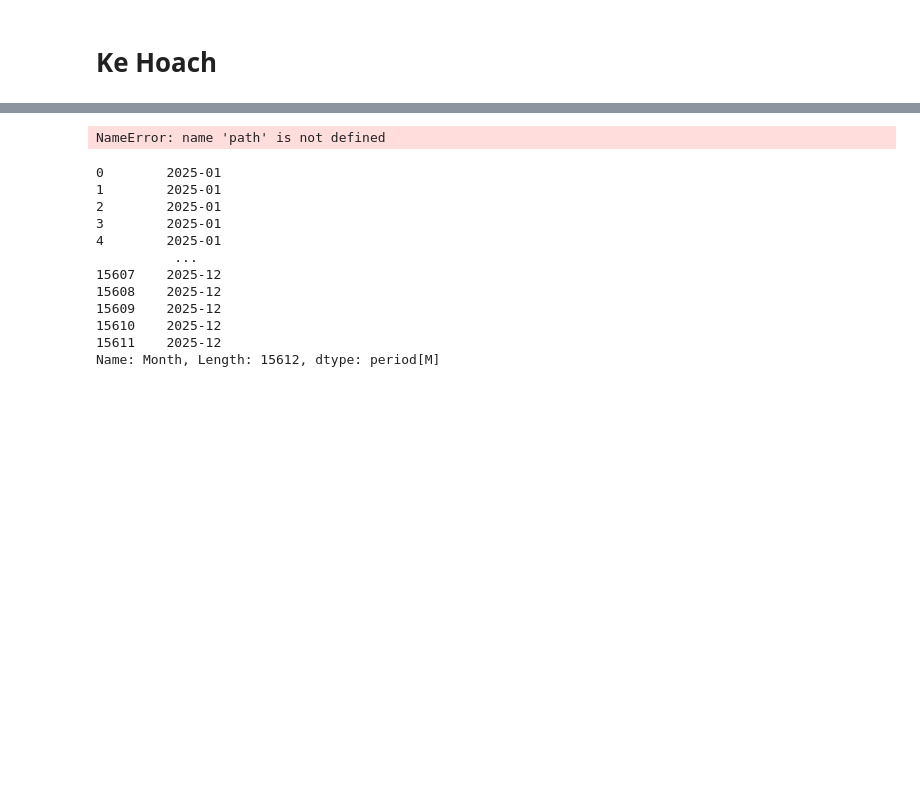
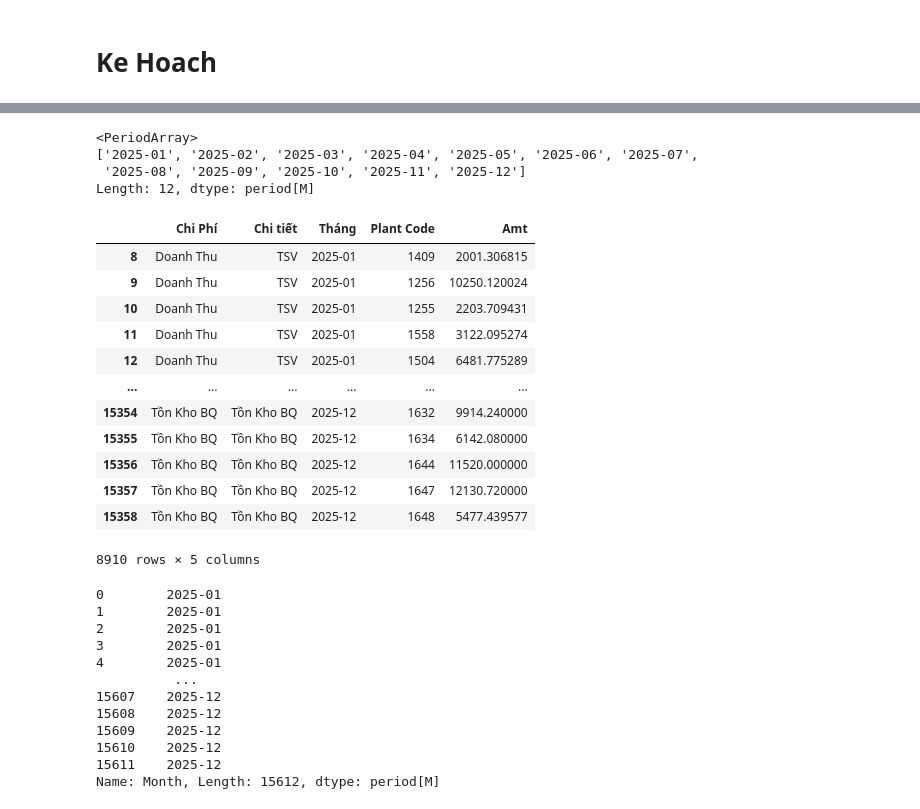
Before and after one commit to Huynh-Tr/report, a Jupyter notebook: dthu.ipynb, the cells around one changed output, grey strips where cells are left out. Cells and saved outputs as stored; diff of their text form; code cells hidden in the pictures; blank space fills up the shorter version.

```diff
--- a/dthu.ipynb
+++ b/dthu.ipynb
@@ -23,6 +92,18 @@ dthu = r'D:\pnj.com.vn\HuynhTN - Documents\Project\streamlit\dthu.parquet'
+# %%
+pd.kh = pd.read_parquet(parquet_file_kh)
+pd.kh["Tháng"].unique()
+# %% [output]
+<PeriodArray>
+['2025-01', '2025-02', '2025-03', '2025-04', '2025-05', '2025-06', '2025-07',
+ '2025-08', '2025-09', '2025-10', '2025-11', '2025-12']
+Length: 12, dtype: period[M]
 # %%
+import pandas as pd
+
 path2025 = r'https://raw.githubusercontent.com/Huynh-Tr/report/main/Planning2025.xlsx'
 path2024 = r'https://raw.githubusercontent.com/Huynh-Tr/report/main/Planning2024.xlsx'
+
+paths = {2024: path2024, 2025: path2025}
 
 def kehoach(path):
     kehoach = pd.read_excel(path, sheet_name="Budget_Total", header=1)
@@ -33,15 +114,31 @@ def kehoach(path):
     kehoach = kehoach.set_index(['Chi Phí', 'Chi tiết', 'Tháng']).stack().reset_index(name='Amt')
     kehoach = kehoach.rename(columns={"level_3": "Plant Code"})
     kehoach.groupby(["Chi Phí", "Chi tiết"])["Amt"].sum().reset_index()
-    kehoach["Tháng"] = pd.to_datetime(kehoach["Tháng"].astype('str') + "-2025").dt.to_period('M')
+    kehoach["Tháng"] = pd.to_datetime(kehoach["Tháng"].astype('str') + '-' + path[-9:-5]).dt.to_period('M')
+    kehoach = kehoach[kehoach['Amt'] != 0]
+
     return kehoach
 
-kehoach2024 = kehoach(path2024)
-kehoach2025 = kehoach(path2025)
-
-kehoach2024.head()
+def result_kh(year=2024):
+    df = kehoach(path2025)
+    return df
+kehoach = result_kh()
-# %% [output]
-NameError: name 'path' is not defined
+# %%
+kehoach
+# %% [output]
+|  | Chi Phí | Chi tiết | Tháng | Plant Code | Amt |
+| 8 | Doanh Thu | TSV | 2025-01 | 1409 | 2001.306815 |
+| 9 | Doanh Thu | TSV | 2025-01 | 1256 | 10250.120024 |
+| 10 | Doanh Thu | TSV | 2025-01 | 1255 | 2203.709431 |
+| 11 | Doanh Thu | TSV | 2025-01 | 1558 | 3122.095274 |
+| 12 | Doanh Thu | TSV | 2025-01 | 1504 | 6481.775289 |
+| ... | ... | ... | ... | ... | ... |
+| 15354 | Tồn Kho BQ | Tồn Kho BQ | 2025-12 | 1632 | 9914.240000 |
+| 15355 | Tồn Kho BQ | Tồn Kho BQ | 2025-12 | 1634 | 6142.080000 |
+| 15356 | Tồn Kho BQ | Tồn Kho BQ | 2025-12 | 1644 | 11520.000000 |
+| 15357 | Tồn Kho BQ | Tồn Kho BQ | 2025-12 | 1647 | 12130.720000 |
+| 15358 | Tồn Kho BQ | Tồn Kho BQ | 2025-12 | 1648 | 5477.439577 |
+8910 rows × 5 columns
 # %%
 import pandas as pd
 from glob import glob
```
Also changed, not shown: parts of 2 cells of this notebook, 4 other files.
